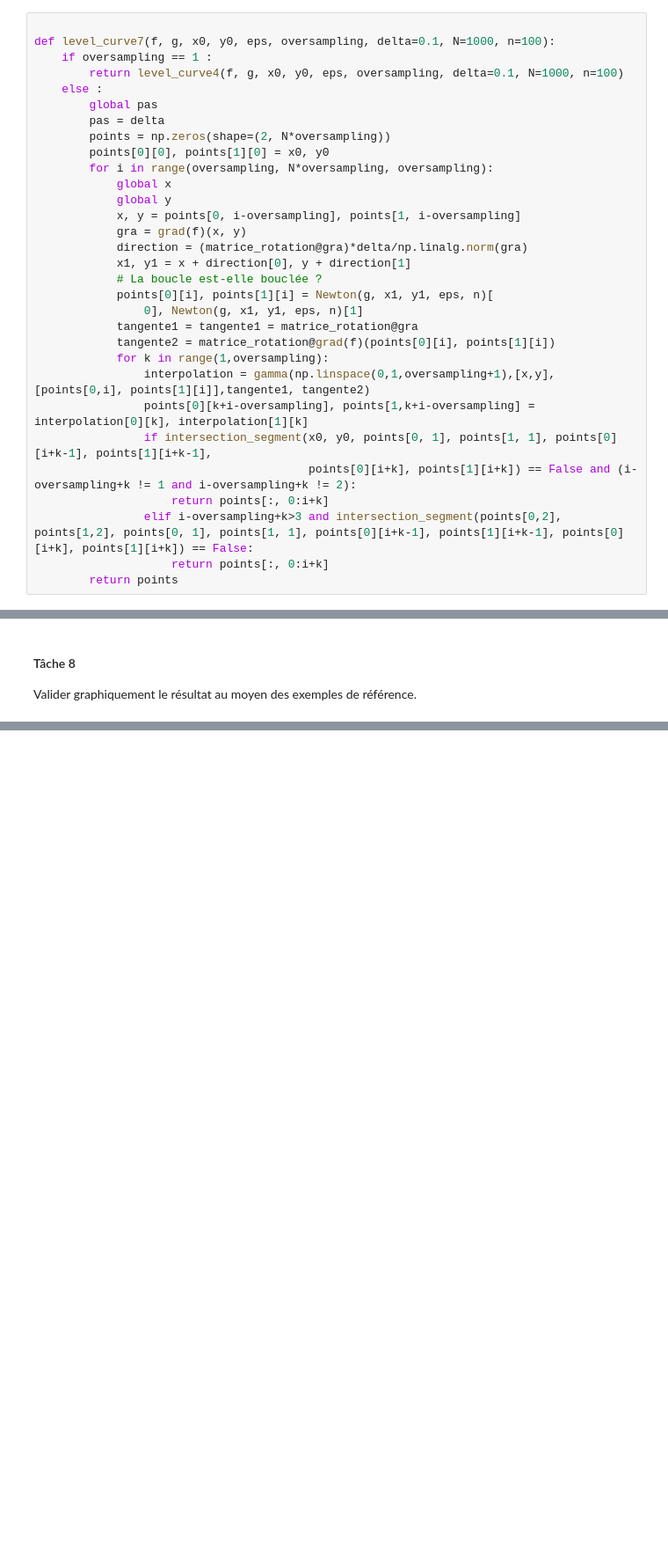
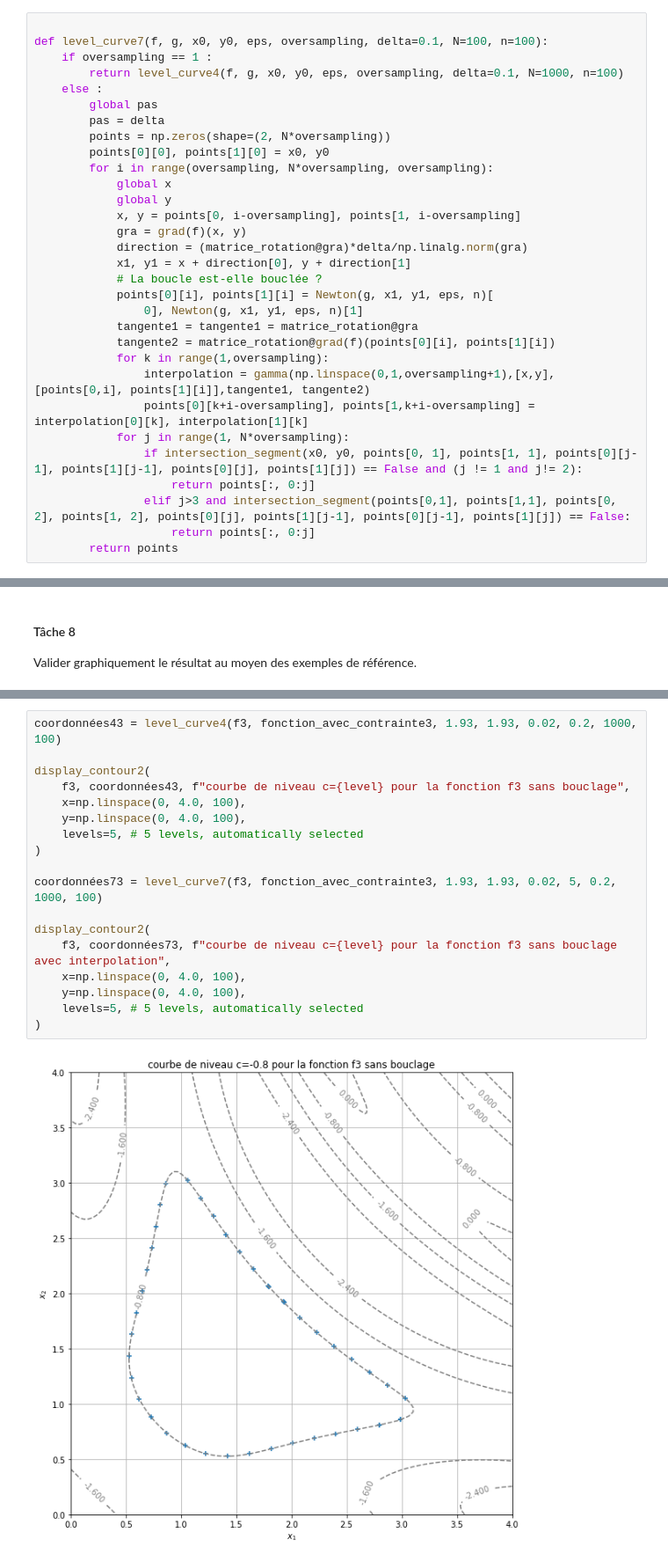
Before and after one commit to pierrechapel/projetmathsinfo, a Jupyter notebook: notebook ChapelThuillier.ipynb, the cells around one changed output, grey strips where cells are left out. Shown at 88% size. Cells and saved outputs as stored; diff of their text form; blank space fills up the shorter version.

Commit message:
notebook avec le code

```diff
--- a/notebook ChapelThuillier.ipynb
+++ b/notebook ChapelThuillier.ipynb
@@ -567,7 +725,7 @@ Intégrer le mécanisme d'interpolation dans (une nouvelle version de) la foncti
   - si `oversampling > 1`, la fonction `level_curve` introduit dans son résultat `oversampling - 1` points supplémentaires obtenus par interpolations entre chaque couple de points consécutifs obtenus par la méthode de Newton.
 # %%
 
-def level_curve7(f, g, x0, y0, eps, oversampling, delta=0.1, N=1000, n=100):
+def level_curve7(f, g, x0, y0, eps, oversampling, delta=0.1, N=100, n=100):
     if oversampling == 1 :
         return level_curve4(f, g, x0, y0, eps, oversampling, delta=0.1, N=1000, n=100)
     else :
@@ -590,11 +748,11 @@ def level_curve7(f, g, x0, y0, eps, oversampling, delta=0.1, N=1000, n=100):
             for k in range(1,oversampling):
                 interpolation = gamma(np.linspace(0,1,oversampling+1),[x,y],[points[0,i], points[1][i]],tangente1, tangente2)
                 points[0][k+i-oversampling], points[1,k+i-oversampling] = interpolation[0][k], interpolation[1][k]
-                if intersection_segment(x0, y0, points[0, 1], points[1, 1], points[0][i+k-1], points[1][i+k-1],
-                                        points[0][i+k], points[1][i+k]) == False and (i- oversampling+k != 1 and i-oversampling+k != 2):
-                    return points[:, 0:i+k]
-                elif i-oversampling+k>3 and intersection_segment(points[0,2], points[1,2], points[0, 1], points[1, 1], points[0][i+k-1], points[1][i+k-1], points[0][i+k], points[1][i+k]) == False:
-                    return points[:, 0:i+k]
+            for j in range(1, N*oversampling):
+                if intersection_segment(x0, y0, points[0, 1], points[1, 1], points[0][j-1], points[1][j-1], points[0][j], points[1][j]) == False and (j != 1 and j!= 2):
+                    return points[:, 0:j]
+                elif j>3 and intersection_segment(points[0,1], points[1,1], points[0, 2], points[1, 2], points[0][j], points[1][j-1], points[0][j-1], points[1][j]) == False:
+                    return points[:, 0:j]
         return points
 # %%
 level_curve7(f1, fonction_avec_contrainte1, 0.75, 0.0, 0.01,10, 0.3, 100, 100)
@@ -617,0 +796,20 @@ Valider graphiquement le résultat au moyen des exemples de référence.
+# %%
+coordonnées43 = level_curve4(f3, fonction_avec_contrainte3, 1.93, 1.93, 0.02, 0.2, 1000, 100)
+
+display_contour2(
+    f3, coordonnées43, f"courbe de niveau c={level} pour la fonction f3 sans bouclage",
+    x=np.linspace(0, 4.0, 100),
+    y=np.linspace(0, 4.0, 100),
+    levels=5, # 5 levels, automatically selected
+)
+
+coordonnées73 = level_curve7(f3, fonction_avec_contrainte3, 1.93, 1.93, 0.02, 5, 0.2, 1000, 100)
+
+display_contour2(
+    f3, coordonnées73, f"courbe de niveau c={level} pour la fonction f3 sans bouclage avec interpolation",
+    x=np.linspace(0, 4.0, 100),
+    y=np.linspace(0, 4.0, 100),
+    levels=5, # 5 levels, automatically selected
+)
+# %% [output]
+[figure, added]
```
Also changed, not shown: parts of 11 cells of this notebook.
